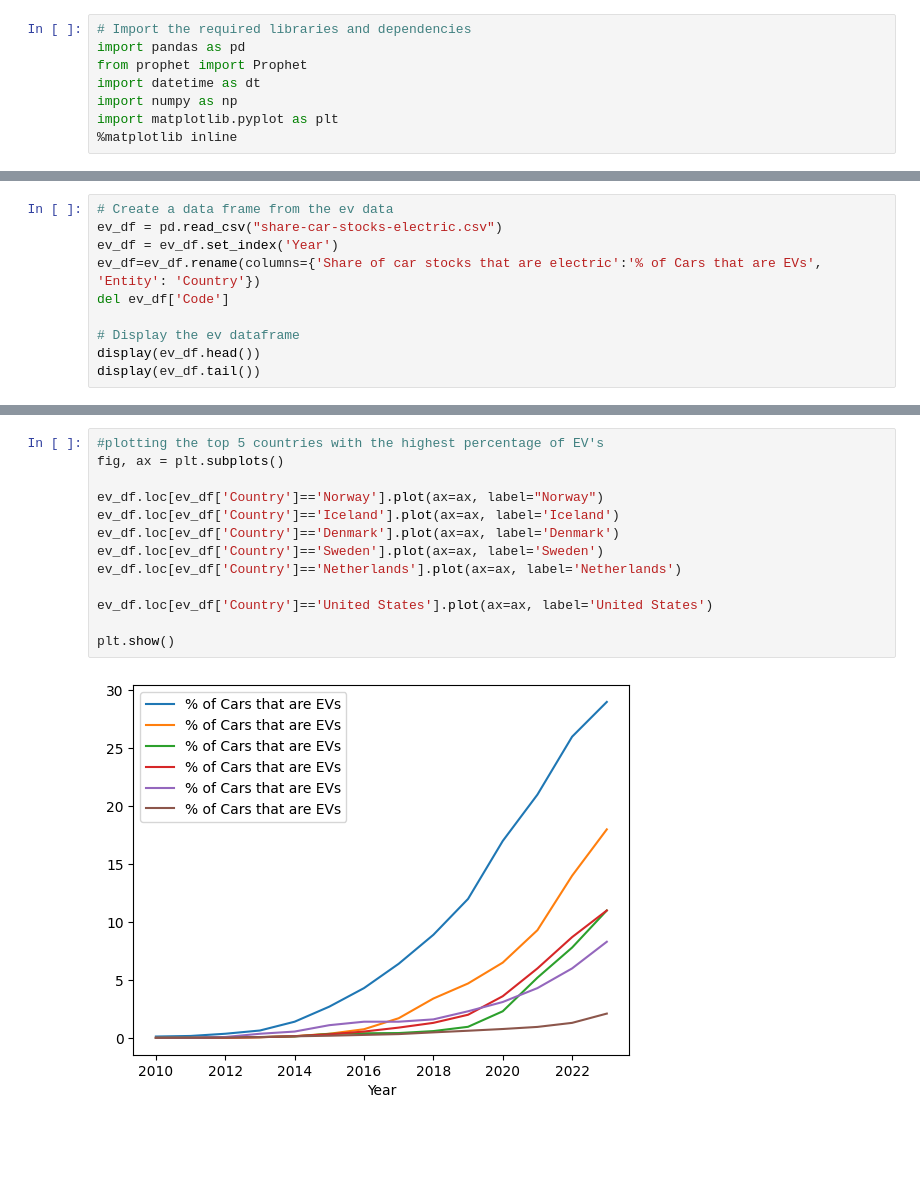
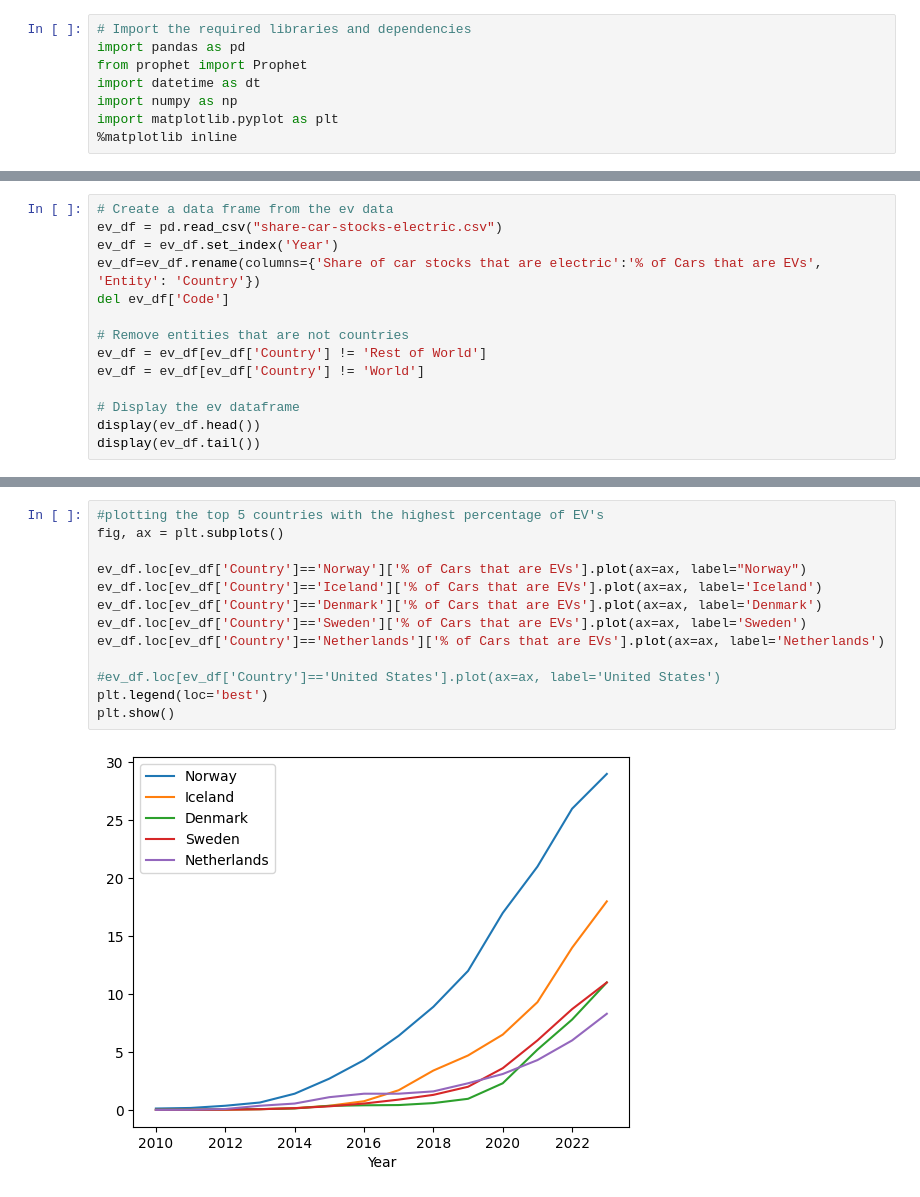
Before and after one commit to Marwenboughanmi/EVS-project-1, a Jupyter notebook: percent_EVs_vs_Oil_Cunsumption.ipynb, the cells around one changed output, grey strips where cells are left out. Cells and saved outputs as stored; diff of their text form; blank space fills up the shorter version.

```diff
--- a/percent_EVs_vs_Oil_Cunsumption.ipynb
+++ b/percent_EVs_vs_Oil_Cunsumption.ipynb
@@ -49,6 +51,10 @@ ev_df = ev_df.set_index('Year')
 ev_df=ev_df.rename(columns={'Share of car stocks that are electric':'% of Cars that are EVs', 'Entity': 'Country'})
 del ev_df['Code']
 
+# Remove entities that are not countries
+ev_df = ev_df[ev_df['Country'] != 'Rest of World']
+ev_df = ev_df[ev_df['Country'] != 'World']
+
 # Display the ev dataframe
 display(ev_df.head())
 display(ev_df.tail())
@@ -104,15 +129,15 @@ plt.show()
 # %%
 #plotting the top 5 countries with the highest percentage of EV's
 fig, ax = plt.subplots()
 
-ev_df.loc[ev_df['Country']=='Norway'].plot(ax=ax, label="Norway")
-ev_df.loc[ev_df['Country']=='Iceland'].plot(ax=ax, label='Iceland')
-ev_df.loc[ev_df['Country']=='Denmark'].plot(ax=ax, label='Denmark')
-ev_df.loc[ev_df['Country']=='Sweden'].plot(ax=ax, label='Sweden')
-ev_df.loc[ev_df['Country']=='Netherlands'].plot(ax=ax, label='Netherlands')
+ev_df.loc[ev_df['Country']=='Norway']['% of Cars that are EVs'].plot(ax=ax, label="Norway")
+ev_df.loc[ev_df['Country']=='Iceland']['% of Cars that are EVs'].plot(ax=ax, label='Iceland')
+ev_df.loc[ev_df['Country']=='Denmark']['% of Cars that are EVs'].plot(ax=ax, label='Denmark')
+ev_df.loc[ev_df['Country']=='Sweden']['% of Cars that are EVs'].plot(ax=ax, label='Sweden')
+ev_df.loc[ev_df['Country']=='Netherlands']['% of Cars that are EVs'].plot(ax=ax, label='Netherlands')
 
-ev_df.loc[ev_df['Country']=='United States'].plot(ax=ax, label='United States')
-
+#ev_df.loc[ev_df['Country']=='United States'].plot(ax=ax, label='United States')
+plt.legend(loc='best')
 plt.show()
 # %% [output]
-[figure, old version]
+[figure, new version]
```
Also changed, not shown: parts of 30 cells of this notebook.
